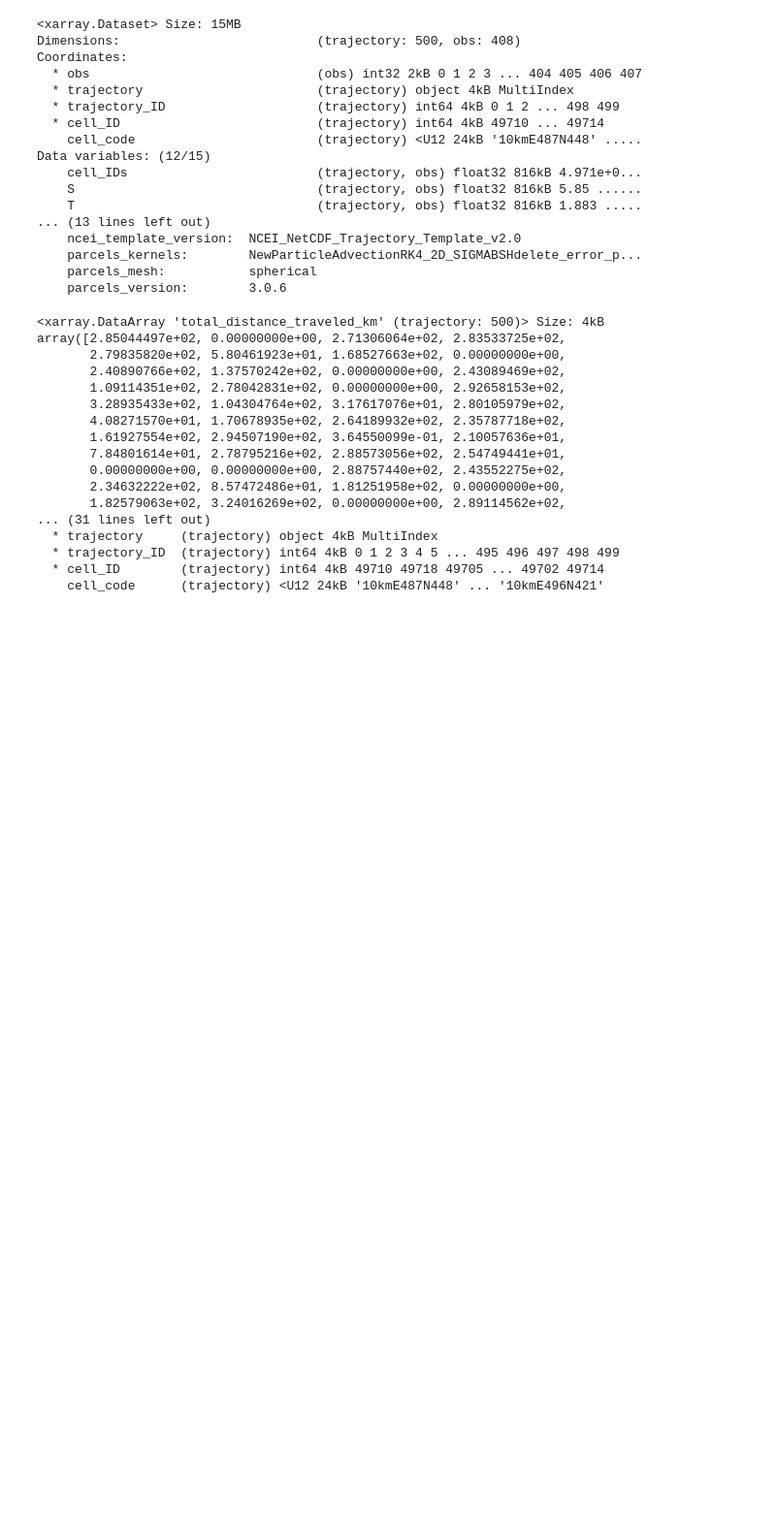
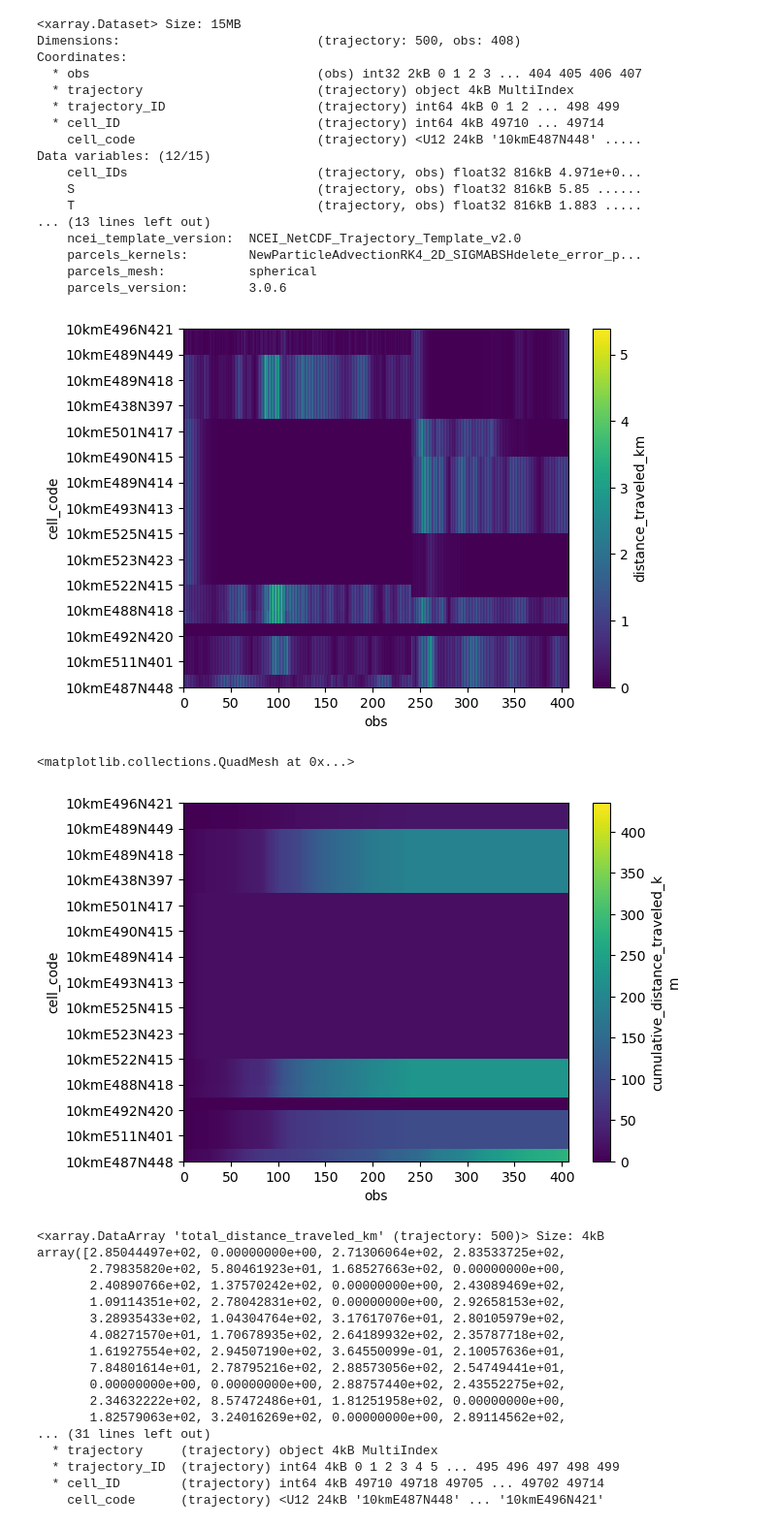
Before and after one commit to geomar-od-lagrange/2025_fucus-dispersal, a Jupyter notebook: notebooks/FucusVisualization.ipynb, the cells around one changed output. Shown at 97% size. Saved outputs shown, nothing was run; the diff lists cells and outputs as text; code cells hidden in the pictures; blank space fills up the shorter version.

Commit message:
Included distance traveled in dataset

```diff
--- a/notebooks/FucusVisualization.ipynb
+++ b/notebooks/FucusVisualization.ipynb
@@ -81,8 +81,11 @@ multi_idx_traj_cellID = pd.MultiIndex.from_arrays(
         names=("trajectory_ID", "cell_ID"),
 )
 traj_coords = xr.Coordinates.from_pandas_multiindex(multi_idx_traj_cellID, "trajectory")
+# %%
+age_sec_obs = ds_trajectories.age_sec.max(dim="trajectory", skipna=True).values
 # %%
 ds_trajectories = ds_trajectories.assign_coords(traj_coords)
 ds_trajectories = ds_trajectories.assign_coords(dict(cell_code=("trajectory", cell_codes)))
+ds_trajectories = ds_trajectories.assign_coords(dict(age_sec_obs=("obs", age_sec_obs)))
 ds_trajectories
 # %% [output]
@@ -249,8 +252,8 @@ ds_distance_traveled_km = xr.Dataset(
         )
 )
 # %%
-# ds_distance_traveled_km.plot.scatter(x="obs", y="distance_traveled_km")
-xr.merge([ds_trajectories, ds_distance_traveled_km, ])
+ds_trajectories = xr.merge([ds_trajectories, ds_distance_traveled_km, ])
+ds_trajectories
 # %% [output]
 <xarray.Dataset> Size: 15MB
 Dimensions:                          (trajectory: 500, obs: 408)
@@ -269,3 +272,11 @@ Data variables: (12/15)
     parcels_kernels:        NewParticleAdvectionRK4_2D_SIGMABSHdelete_error_p...
     parcels_mesh:           spherical
     parcels_version:        3.0.6
+# %%
+ds_trajectories.distance_traveled_km.plot(x="obs", y="cell_code")
+plt.show()
+ds_trajectories.cumulative_distance_traveled_km.plot(x="obs", y="cell_code")
+# %% [output]
+[figure, added]
+<matplotlib.collections.QuadMesh at 0x...>
+[figure, added]
```
Also changed, not shown: parts of 2 cells of this notebook.
